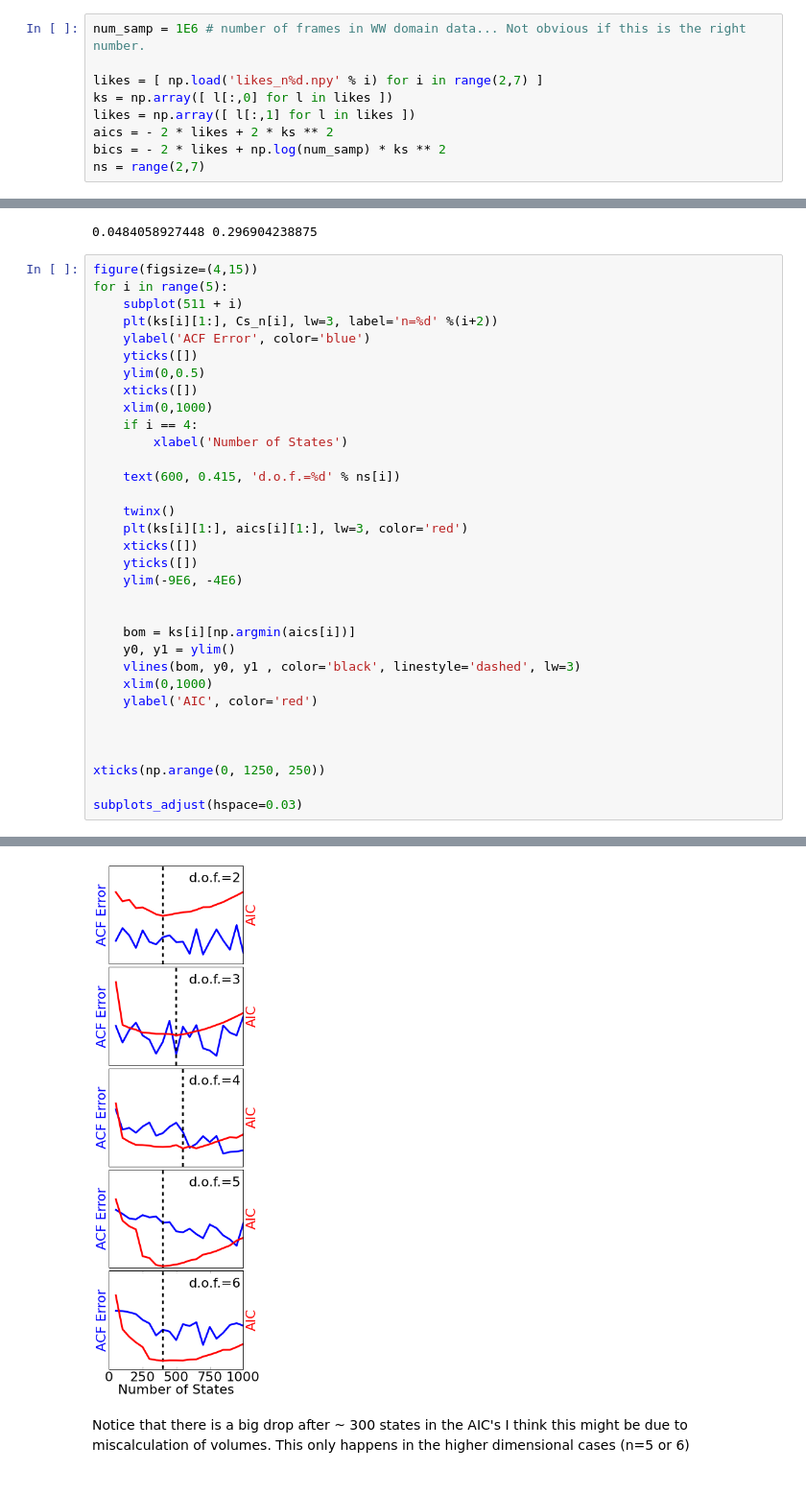
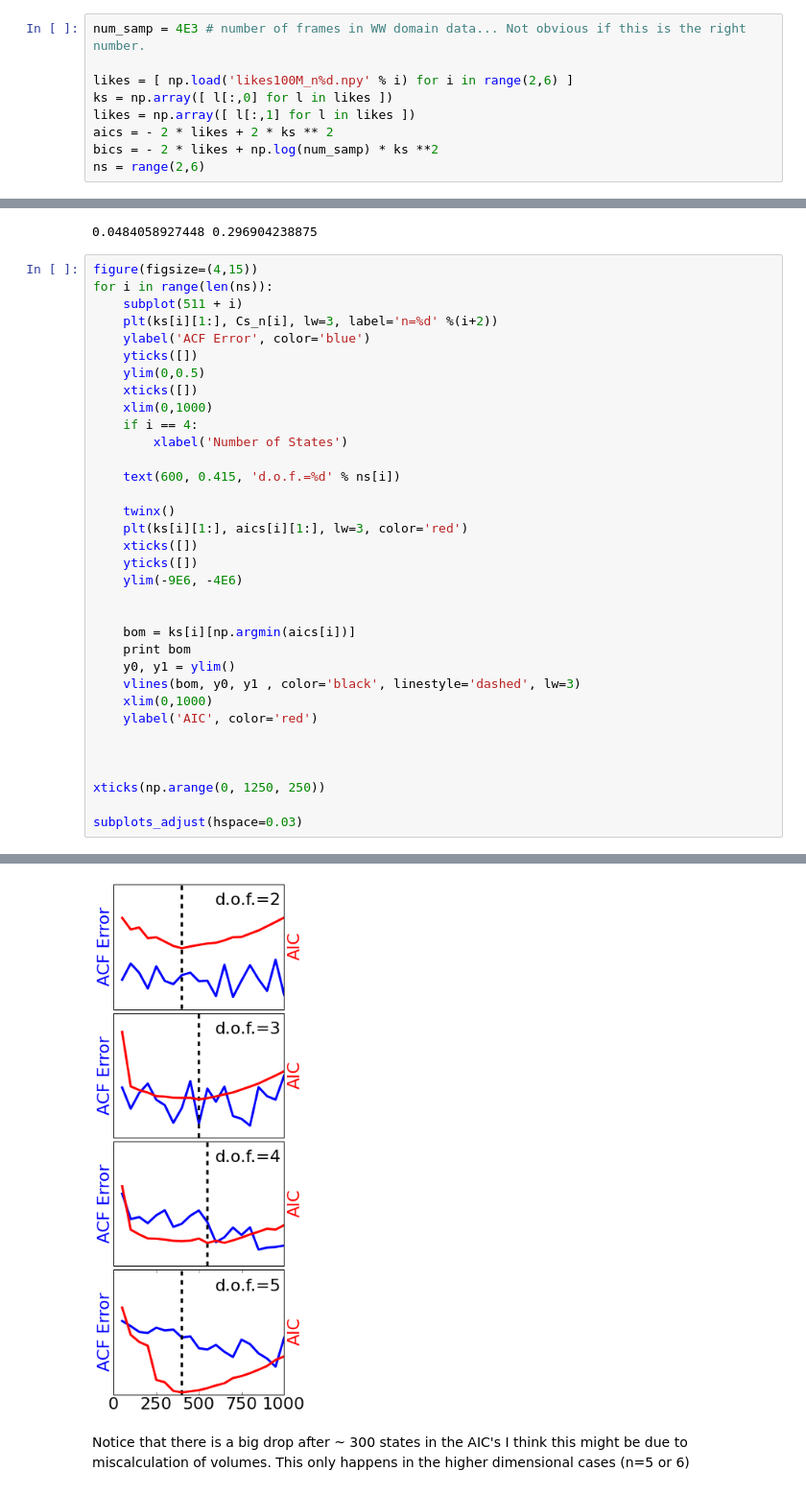
Before and after one commit to rmcgibbo/opt-k, a Jupyter notebook: fip35/ww_comps.ipynb, the cells around one changed output, grey strips where cells are left out. Shown at 96% size. Saved outputs shown, nothing was run; the diff lists cells and outputs as text.

```diff
--- a/fip35/ww_comps.ipynb
+++ b/fip35/ww_comps.ipynb
@@ -1,14 +1,14 @@
 # %%
 matplotlib.rcParams['font.size'] = 22
 # %%
-num_samp = 1E6 # number of frames in WW domain data... Not obvious if this is the right number.
+num_samp = 4E3 # number of frames in WW domain data... Not obvious if this is the right number.
 
-likes = [ np.load('likes_n%d.npy' % i) for i in range(2,7) ]
+likes = [ np.load('likes100M_n%d.npy' % i) for i in range(2,6) ]
 ks = np.array([ l[:,0] for l in likes ])
 likes = np.array([ l[:,1] for l in likes ])
 aics = - 2 * likes + 2 * ks ** 2
-bics = - 2 * likes + np.log(num_samp) * ks ** 2
-ns = range(2,7)
+bics = - 2 * likes + np.log(num_samp) * ks **2
+ns = range(2,6)
 # %%
 def plt(x,y,**kwargs):
     plot(x, y, **kwargs)
@@ -61,7 +61,7 @@ print Cs_n.min(), Cs_n.max()
 0.0484058927448 0.296904238875
 # %%
 figure(figsize=(4,15))
-for i in range(5):
+for i in range(len(ns)):
     subplot(511 + i)
     plt(ks[i][1:], Cs_n[i], lw=3, label='n=%d' %(i+2))
     ylabel('ACF Error', color='blue')
@@ -82,6 +82,7 @@ for i in range(5):
 
 
     bom = ks[i][np.argmin(aics[i])]
+    print bom
     y0, y1 = ylim()
     vlines(bom, y0, y1 , color='black', linestyle='dashed', lw=3)
     xlim(0,1000)
@@ -96,4 +101,4 @@ subplots_adjust(hspace=0.03)
-[figure, old version]
+[figure, new version]
 # %% [markdown]
 Notice that there is a big drop after ~ 300 states in the AIC's I think this might be due to miscalculation of volumes. This only happens in the higher dimensional cases (n=5 or 6)
 # %%
```
Also changed, not shown: parts of 5 cells of this notebook, 5 other files.
